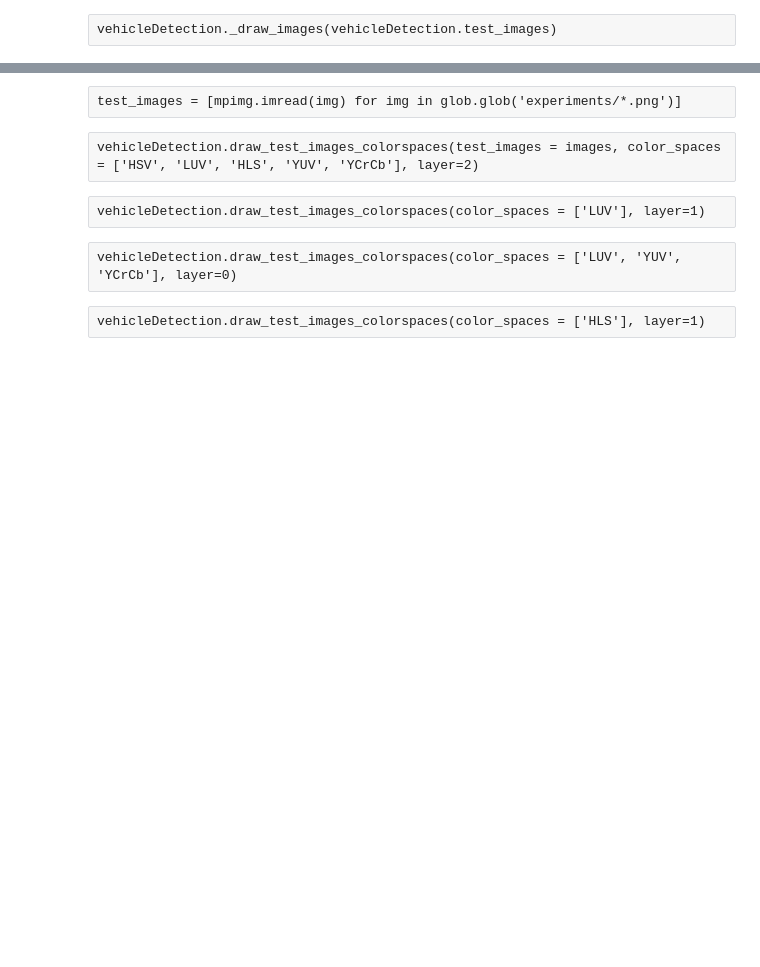
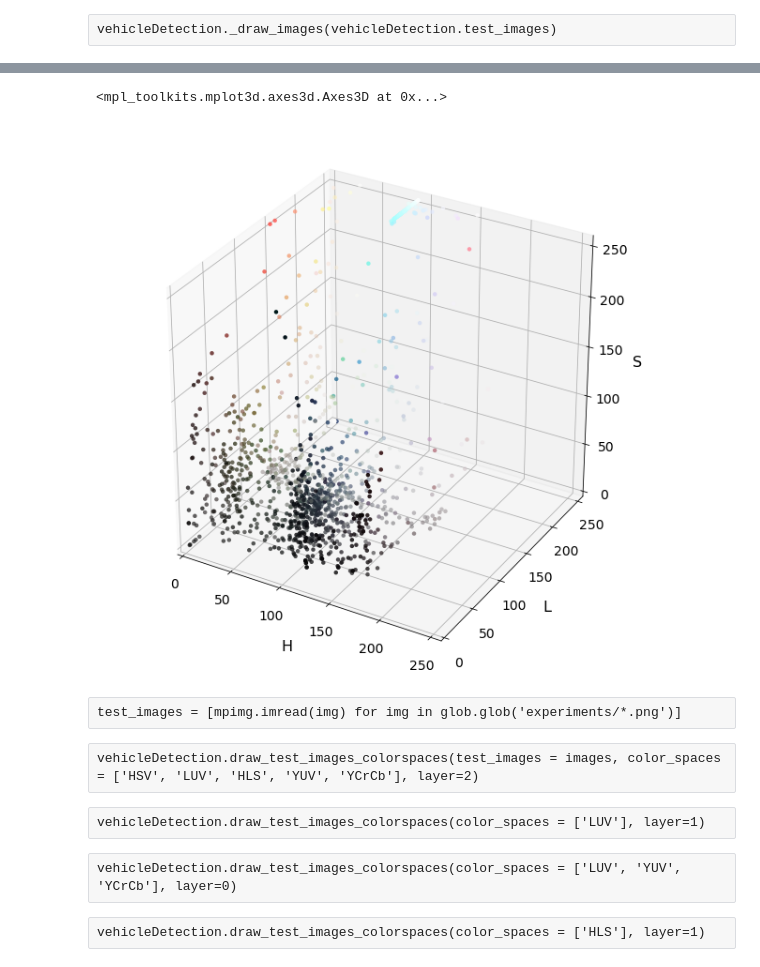
Before and after one commit to tmandzak/CarND-Vehicle-Detection-P5, a Jupyter notebook: P5_Mandzak.ipynb, the cells around one changed output, grey strips where cells are left out. Cells and saved outputs as stored; diff of their text form; code cells hidden in the pictures; blank space fills up the shorter version.

```diff
--- a/P5_Mandzak.ipynb
+++ b/P5_Mandzak.ipynb
@@ -41,3 +39,8 @@ vehicleDetection.plot3d(img_small_HLS, img_small_rgb, axis_labels=list("HLS"))
+# %%
+vehicleDetection.plot3d(img_small_HLS, img_small_rgb, axis_labels=list("HLS"))
+# %% [output]
+<mpl_toolkits.mplot3d.axes3d.Axes3D at 0x...>
+[figure, added]
 # %% [raw]
 test_images = [mpimg.imread(img) for img in glob.glob('experiments/*.png')]
 # %% [raw]
```
Also changed, not shown: parts of 5 cells of this notebook, 1 other file.
